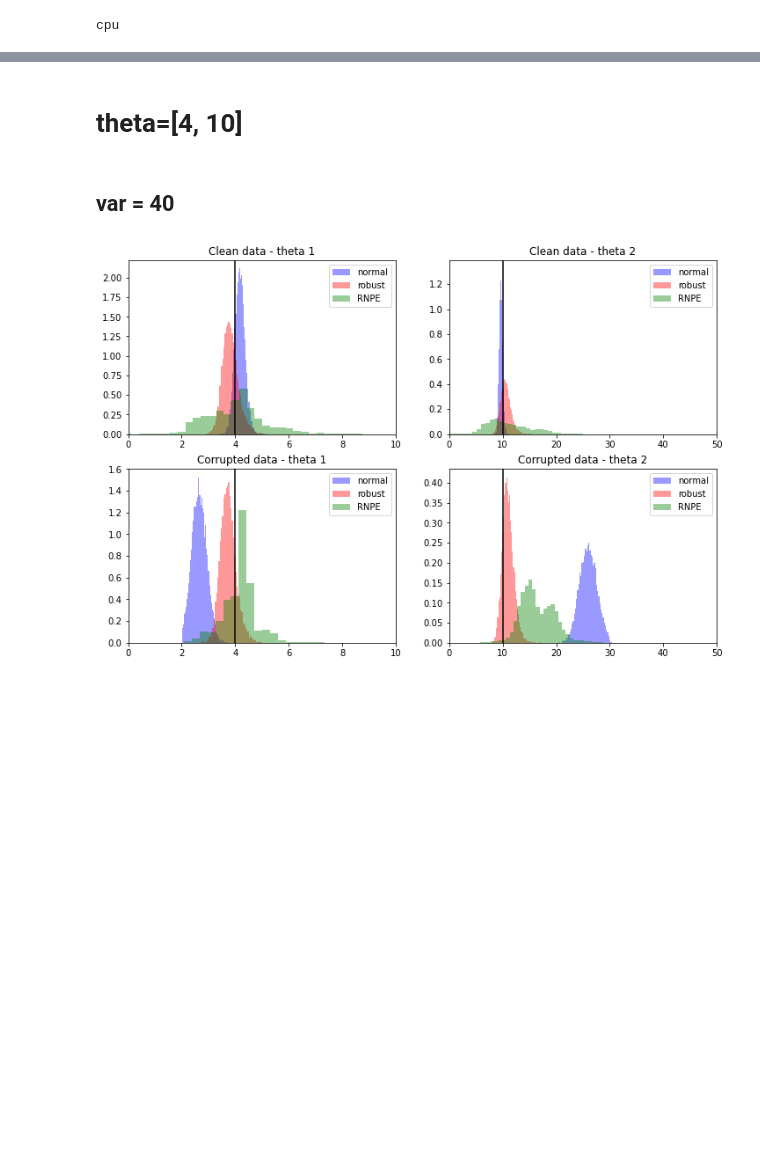
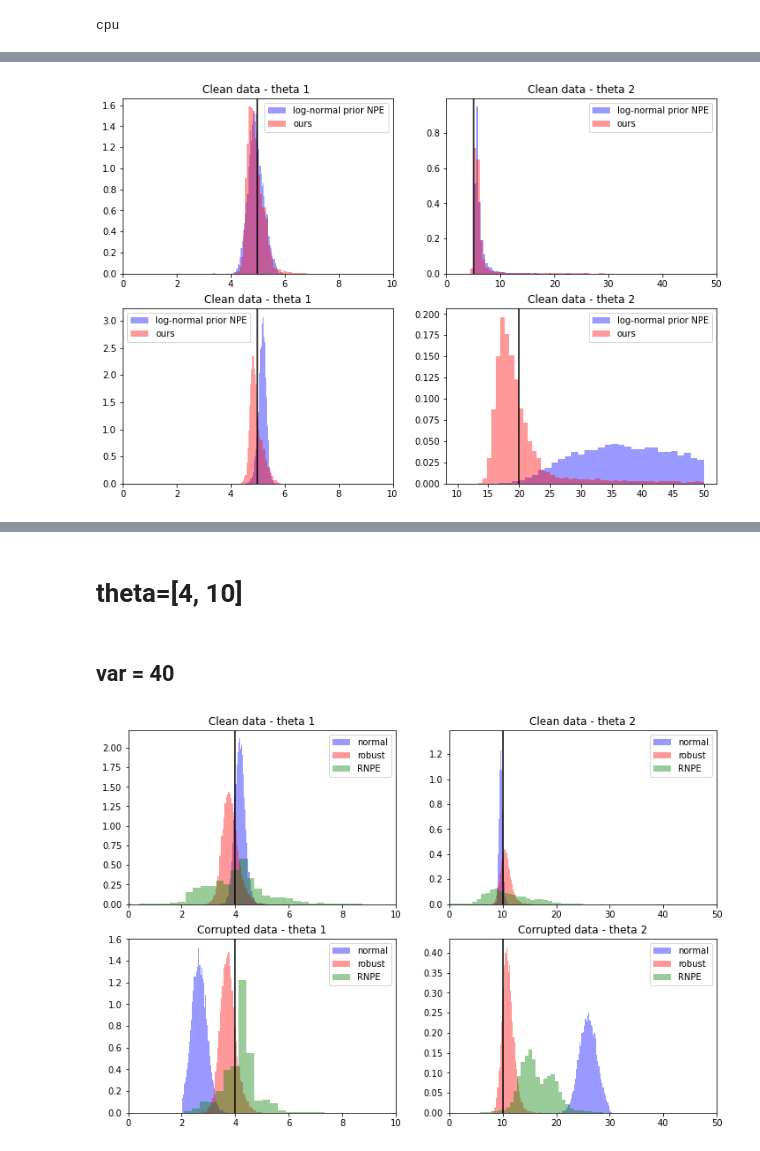
Before and after one commit to huangdaolang/robust-sbi, a Jupyter notebook: Ricker-Visualization.ipynb, the cells around one changed output, grey strips where cells are left out. Cells and saved outputs as stored; diff of their text form; code cells hidden in the pictures; blank space fills up the shorter version.

```diff
--- a/Ricker-Visualization.ipynb
+++ b/Ricker-Visualization.ipynb
@@ -160,0 +103,68 @@ plt.show()
+# %%
+theta_gt = torch.tensor([5, 5])
+obs = ricker(theta_gt).to(device)
+
+# theta_cont = torch.tensor([5, 20])
+# obs_cont = ricker(theta_cont).to(device)
+obs_cont = torch.tensor(np.load("data/obs_prior_mismatch.npy"))
+
+# 2 3 16
+root_name = "objects/ricker/mmd_beta=2.0_theta=[5, 25]_num=1000_logn_sameobs/1"
+sum_net_robust, density_estimator_robust, posterior_robust = load_models(root_name, device)
+
+root_name = "objects/ricker/none_theta=[4, 10]_num=1000_lognormal/2"
+sum_net_logn, density_estimator_logn, posterior_logn = load_models(root_name, device)
+
+root_name = "objects/ricker/none_theta=[4, 10]_num=1000/2"
+sum_net_uni, density_estimator_uni, posterior_uni = load_models(root_name, device)
+
+# post_samples_uni_clean = posterior_uni.sample((10000,), x=obs.reshape(1, 1, 100, 100))
+post_samples_logn_clean = posterior_logn.sample((10000,), x=obs.reshape(1, 1, 100, 100))
+post_samples_robust_clean = posterior_robust.sample((10000,), x=obs.reshape(1, 1, 100, 100))
+# post_samples_uni_cont = posterior_uni.sample((10000,), x=obs_cont.reshape(1, 1, 100, 100))
+post_samples_logn_cont = posterior_logn.sample((10000,), x=obs_cont.reshape(1, 1, 100, 100))
+post_samples_robust_cont = posterior_robust.sample((10000,), x=obs_cont.reshape(1, 1, 100, 100))
+
+# np.save("post_samples_normal.npy", post_samples_logn_cont.detach().numpy())
+# np.save("post_samples_robust.npy", post_samples_robust_cont.detach().numpy())
+
+plt.figure(figsize=(12,8))
+plt.subplot(2, 2, 1)
+plt.axvline(x=theta_gt[0],ls="-",c="black")
+sns.distplot(post_samples_logn_clean[:, 0].cpu().numpy(), color='blue', kde=False, norm_hist=True, label="log-normal prior NPE")
+# sns.distplot(post_samples_uni_clean[:, 0].cpu().numpy(), color='green', kde=False, norm_hist=True, label="uniform prior NPE")
+sns.distplot(post_samples_robust_clean[:, 0].cpu().numpy(), color='red', kde=False, norm_hist=True, label="ours")
+plt.legend()
+plt.xlim(0, 10)
+plt.title("Clean data - theta 1 ")
+
+plt.subplot(2, 2, 2)
+plt.axvline(x=theta_gt[1],ls="-",c="black")
+sns.distplot(post_samples_logn_clean[:, 1].cpu().numpy(), color='blue', kde=False, norm_hist=True, label="log-normal prior NPE")
+# sns.distplot(post_samples_uni_clean[:, 1].cpu().numpy(), color='green', kde=False, norm_hist=True, label="uniform prior NPE")
+sns.distplot(post_samples_robust_clean[:, 1].cpu().numpy(), color='red', kde=False, norm_hist=True, label="ours")
+plt.legend()
+plt.xlim(0, 50)
+plt.title("Clean data - theta 2")
+
+plt.subplot(2, 2, 3)
+plt.axvline(x=theta_cont[0],ls="-",c="black")
+sns.distplot(post_samples_logn_cont[:, 0].cpu().numpy(), color='blue', kde=False, norm_hist=True, label="log-normal prior NPE")
+# sns.distplot(post_samples_uni_cont[:, 0].cpu().numpy(), color='green', kde=False, norm_hist=True, label="uniform prior NPE")
+sns.distplot(post_samples_robust_cont[:, 0].cpu().numpy(), color='red', kde=False, norm_hist=True, label="ours")
+plt.legend()
+plt.xlim(0, 10)
+plt.title("Clean data - theta 1")
+
+plt.subplot(2, 2, 4)
+plt.axvline(x=theta_cont[1],ls="-",c="black")
+sns.distplot(post_samples_logn_cont[:, 1].cpu().numpy(), color='blue', kde=False, norm_hist=True, label="log-normal prior NPE")
+# sns.distplot(post_samples_uni_cont[:, 1].cpu().numpy(), color='green', kde=False, norm_hist=True, label="uniform prior NPE")
+sns.distplot(post_samples_robust_cont[:, 1].cpu().numpy(), color='red', kde=False, norm_hist=True, label="ours")
+plt.legend()
+# plt.xlim(0, 50)
+plt.title("Clean data - theta 2")
+
+plt.show()
+# %% [output]
+[figure, added]
```
Also changed, not shown: parts of 6 cells of this notebook, 1 other file.
